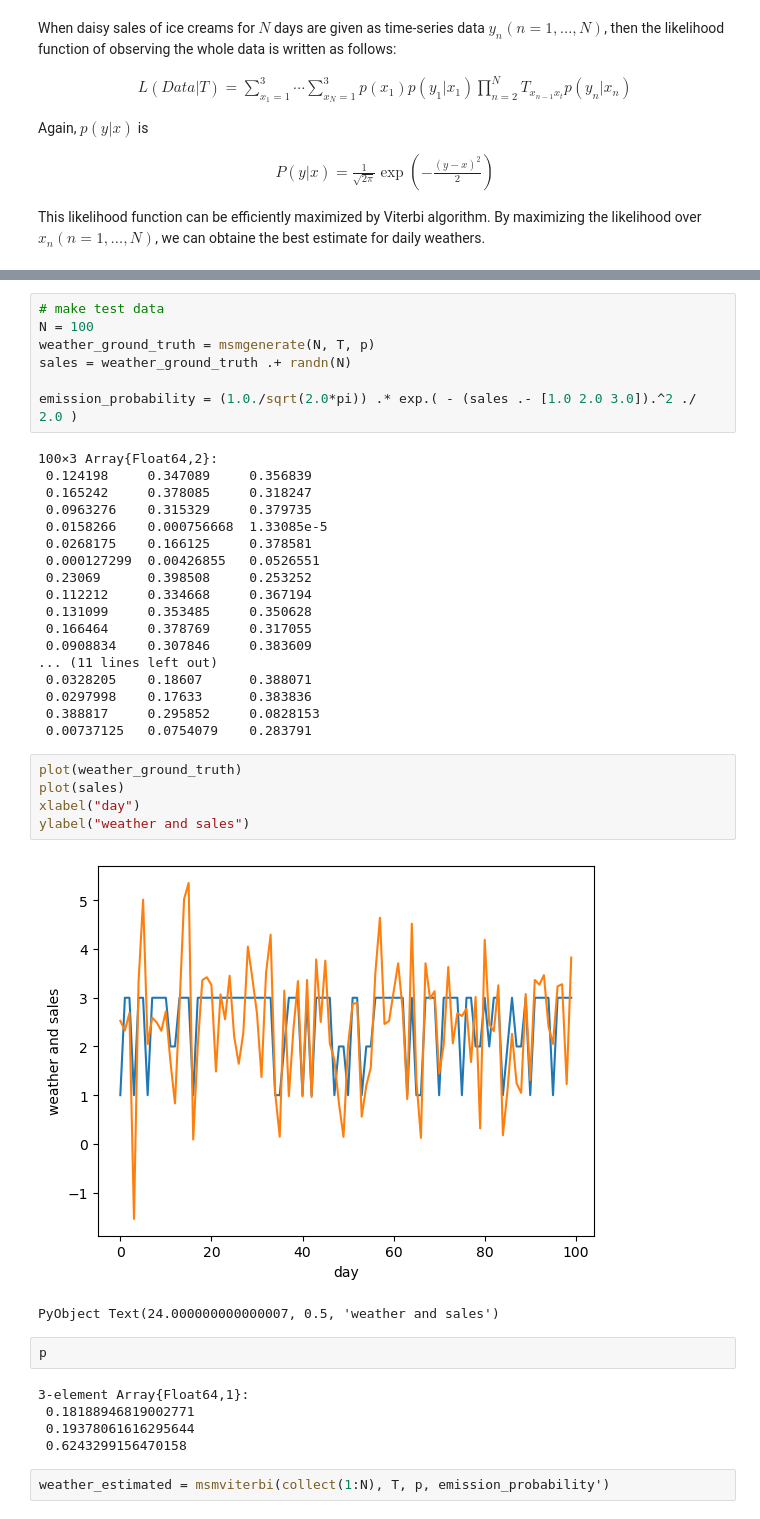
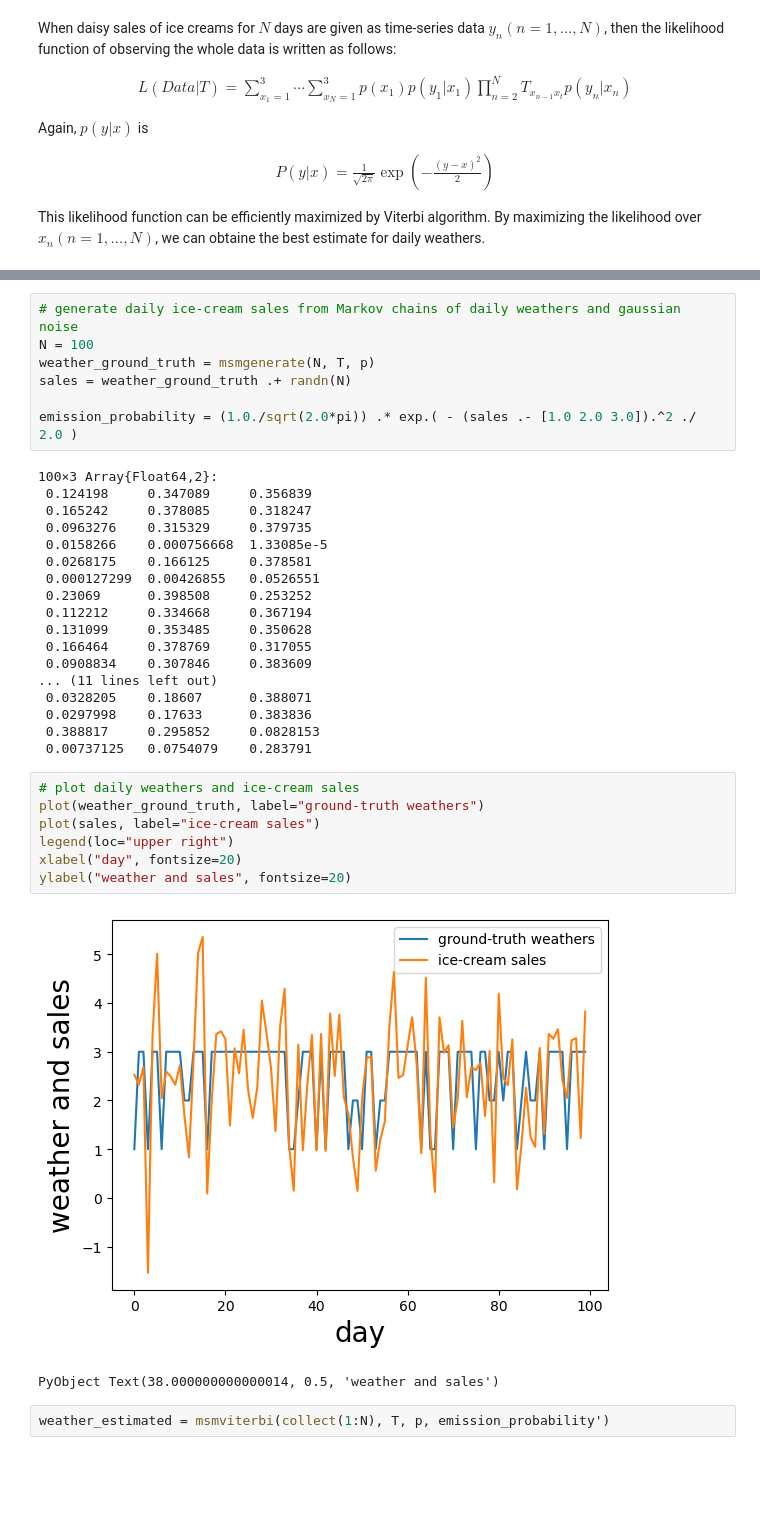
Before and after one commit to matsunagalab/tutorial_hmm, a Jupyter notebook: 02_Hidden_Markov_Model.ipynb, the cells around one changed output, grey strips where cells are left out. Saved outputs shown, nothing was run; the diff lists cells and outputs as text; blank space fills up the shorter version.

```diff
--- a/02_Hidden_Markov_Model.ipynb
+++ b/02_Hidden_Markov_Model.ipynb
@@ -77,7 +83,7 @@ p =  [0.18188946819002771, 0.19378061616295644, 0.6243299156470158]
  0.19378061616295644
  0.6243299156470158
 # %%
-# make test data
+# generate daily ice-cream sales from Markov chains of daily weathers and gaussian noise
 N = 100
 weather_ground_truth = msmgenerate(N, T, p)
 sales = weather_ground_truth .+ randn(N)
@@ -101,21 +107,16 @@ emission_probability = (1.0./sqrt(2.0*pi)) .* exp.( - (sales .- [1.0 2.0 3.0]).^
  0.0297998    0.17633      0.383836
  0.388817     0.295852     0.0828153
  0.00737125   0.0754079    0.283791
-# %%
-plot(weather_ground_truth)
-plot(sales)
-xlabel("day")
-ylabel("weather and sales")
-# %% [output]
-[figure, removed]
-PyObject Text(24.000000000000007, 0.5, 'weather and sales')
-# %%
-p
-# %% [output]
-3-element Array{Float64,1}:
- 0.18188946819002771
- 0.19378061616295644
- 0.6243299156470158
+# %%
+# plot daily weathers and ice-cream sales
+plot(weather_ground_truth, label="ground-truth weathers")
+plot(sales, label="ice-cream sales")
+legend(loc="upper right")
+xlabel("day", fontsize=20)
+ylabel("weather and sales", fontsize=20)
+# %% [output]
+[figure, added]
+PyObject Text(38.000000000000014, 0.5, 'weather and sales')
 # %%
 weather_estimated = msmviterbi(collect(1:N), T, p, emission_probability')
 # %% [output]
```
Also changed, not shown: parts of 17 cells of this notebook, 2 other files.
